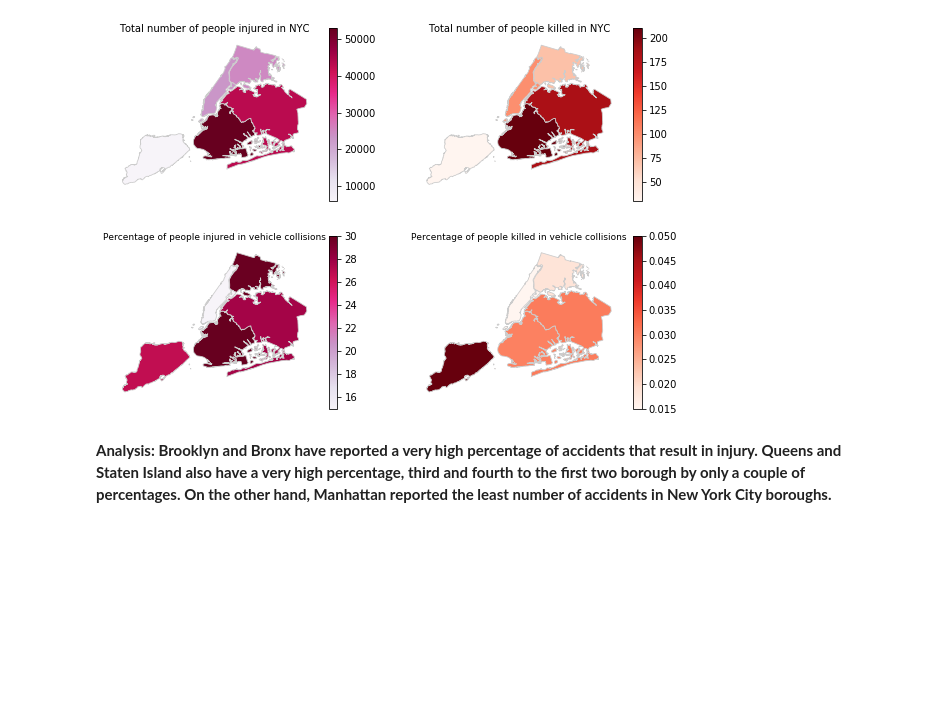
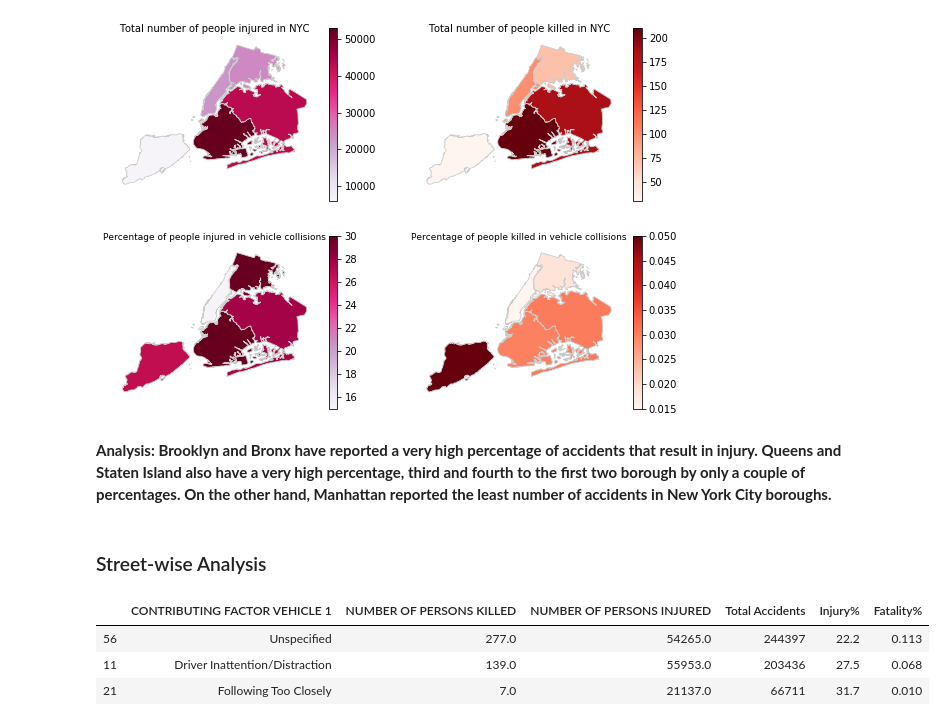
Before and after one commit to skhiearth/NYC-Motor-Vehicle-Collisions, a Jupyter notebook: NYC-Motor-Vehicle-Collisions.ipynb, the cells around one changed output. Drawn from its saved outputs; the diff is of its cells as text; code cells hidden in the pictures; blank space fills up the shorter version.

Commit message:
Create Contributing Factor df

```diff
--- a/NYC-Motor-Vehicle-Collisions.ipynb
+++ b/NYC-Motor-Vehicle-Collisions.ipynb
@@ -180,3 +180,28 @@ fig.savefig('plots/borough_wise_injury_percentage.png', dpi=500)
 [figure]
 # %% [markdown]
 **Analysis: Brooklyn and Bronx have reported a very high percentage of accidents that result in injury. Queens and Staten Island also have a very high percentage, third and fourth to the first two borough by only a couple of percentages. On the other hand, Manhattan reported the least number of accidents in New York City boroughs.**
+# %% [markdown]
+### Street-wise Analysis
+# %%
+# Calculate the number of people killed, injured and total accidents for each contributing factor
+street_wise = raw_data.groupby(['CONTRIBUTING FACTOR VEHICLE 1'])\
+['NUMBER OF PERSONS KILLED', 'NUMBER OF PERSONS INJURED'].agg('sum').reset_index()
+
+street_wise['Total Accidents'] = raw_data.groupby(['CONTRIBUTING FACTOR VEHICLE 1']).size().\
+reset_index(name='NoOfAccidents').NoOfAccidents
+
+# Sort in descending order
+street_wise = street_wise.sort_values('Total Accidents', ascending = False)
+
+# Injuries and Fatalities as Percentages
+street_wise['Injury%'] = round((street_wise['NUMBER OF PERSONS INJURED']/street_wise['Total Accidents'] * 100), 1)
+street_wise['Fatality%'] = round((street_wise['NUMBER OF PERSONS KILLED']/street_wise['Total Accidents'] * 100), 3)
+
+# Drop last two
+street_wise = street_wise[:-1]
+street_wise.head(3)
+# %% [output]
+|  | CONTRIBUTING FACTOR VEHICLE 1 | NUMBER OF PERSONS KILLED | NUMBER OF PERSONS INJURED | Total Accidents | Injury% | Fatality% |
+| 56 | Unspecified | 277.0 | 54265.0 | 244397 | 22.2 | 0.113 |
+| 11 | Driver Inattention/Distraction | 139.0 | 55953.0 | 203436 | 27.5 | 0.068 |
+| 21 | Following Too Closely | 7.0 | 21137.0 | 66711 | 31.7 | 0.010 |
```
